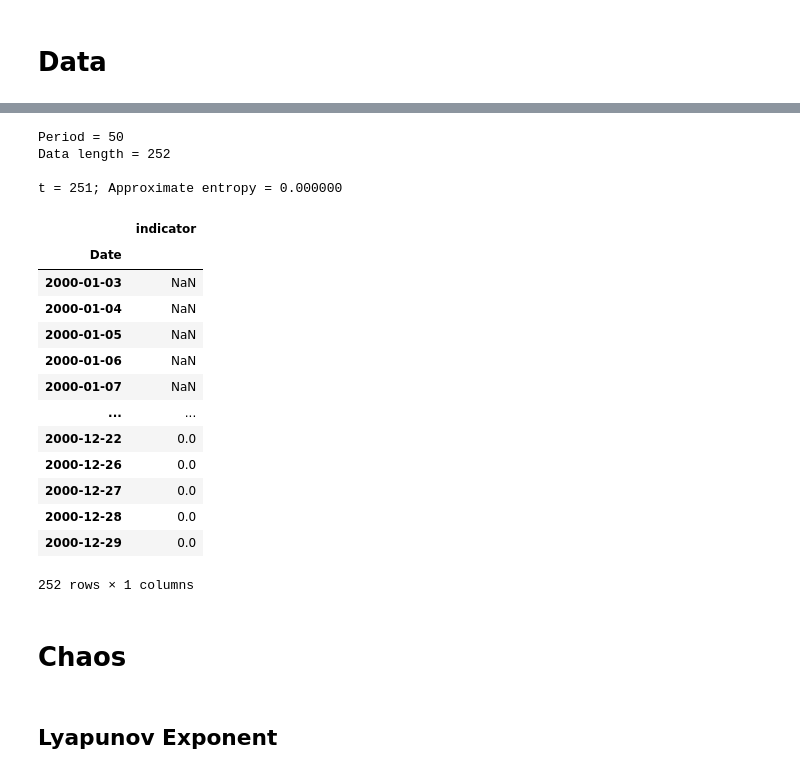
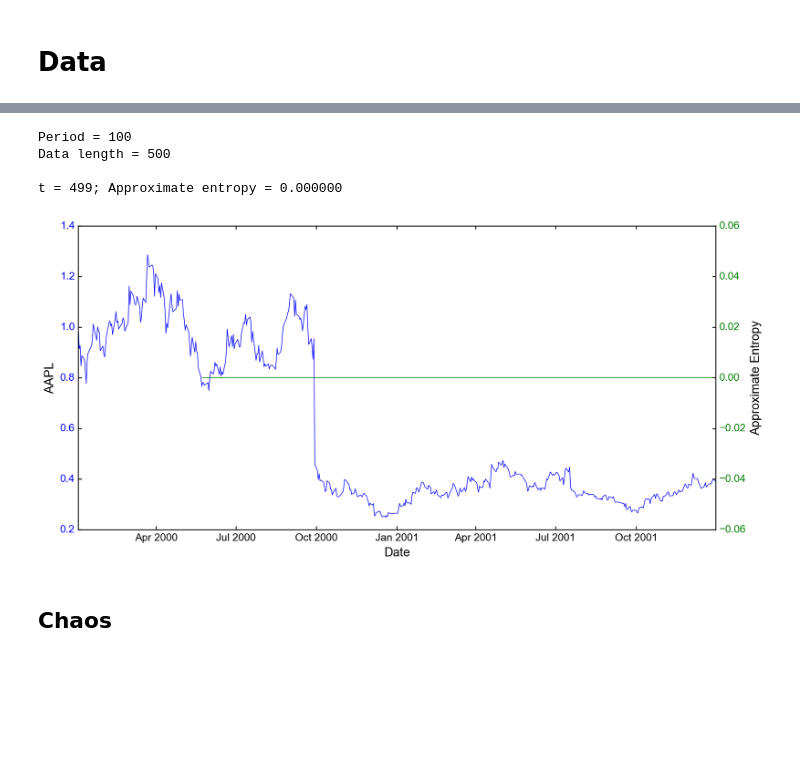
Before and after one commit to erbilcanartun/advanced-technical-analysis, a Jupyter notebook: scientific_indicators.ipynb, the cells around one changed output, grey strips where cells are left out. Drawn from its saved outputs; the diff is of its cells as text; code cells hidden in the pictures; blank space fills up the shorter version.

```diff
--- a/scientific_indicators.ipynb
+++ b/scientific_indicators.ipynb
@@ -59,26 +53,21 @@ t = 251; Shannon entropy = 6.068641
 # %%
-df = ap_en(data.Close, period=100)
+# Approximate Entropy
+INDICATOR = 'Approximate Entropy'
+indicator = ap_en(data.Close, period=100)
+
+plot = indicator_plot(ticker,
+                      price_data_series=data.Close,
+                      price_data_frame=data,
+                      indicator_data=indicator,
+                      indicator_name=INDICATOR,
+                      interactive=False, inline=True,
+                      fig_width = 1100, fig_height = 300)
 # %% [output]
-Period = 50
-Data length = 252
+Period = 100
+Data length = 500
 
-t = 251; Approximate entropy = 0.000000
+t = 499; Approximate entropy = 0.000000
-|  | indicator |
-| Date |  |
-| 2000-01-03 | NaN |
-| 2000-01-04 | NaN |
-| 2000-01-05 | NaN |
-| 2000-01-06 | NaN |
-| 2000-01-07 | NaN |
-| ... | ... |
-| 2000-12-22 | 0.0 |
-| 2000-12-26 | 0.0 |
-| 2000-12-27 | 0.0 |
-| 2000-12-28 | 0.0 |
-| 2000-12-29 | 0.0 |
-252 rows × 1 columns
+[figure, added]
 # %% [markdown]
-# Chaos
+## Chaos
-# %% [markdown]
-## Lyapunov Exponent
 # %%
```
Also changed, not shown: parts of 43 cells of this notebook.
